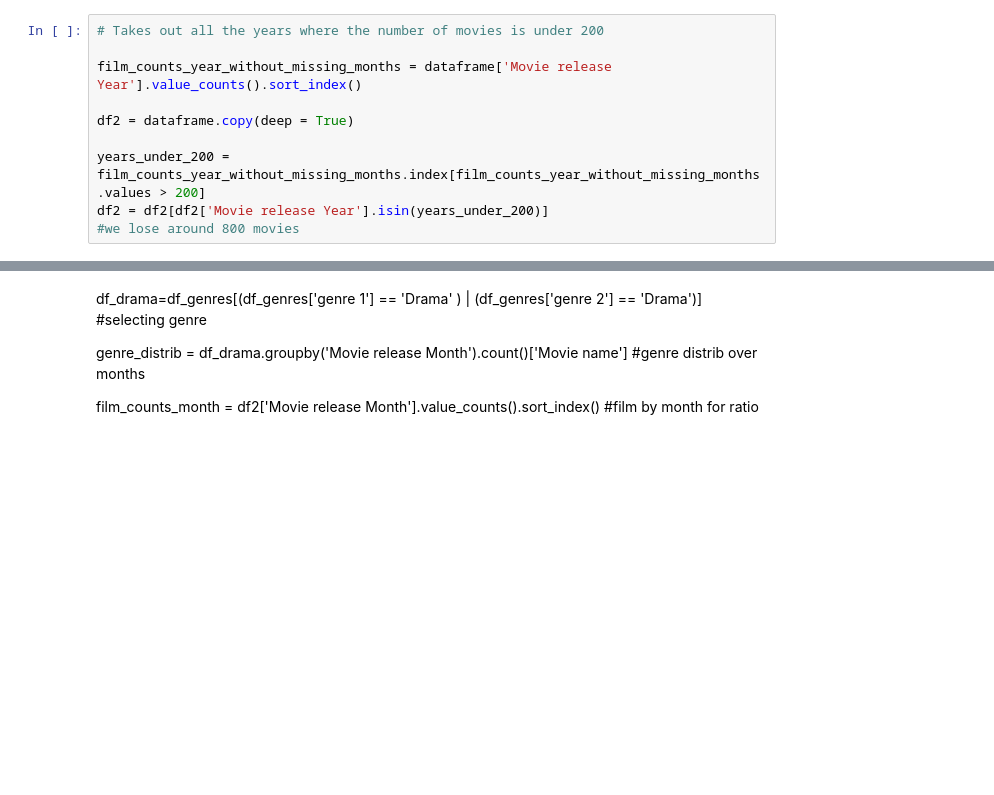
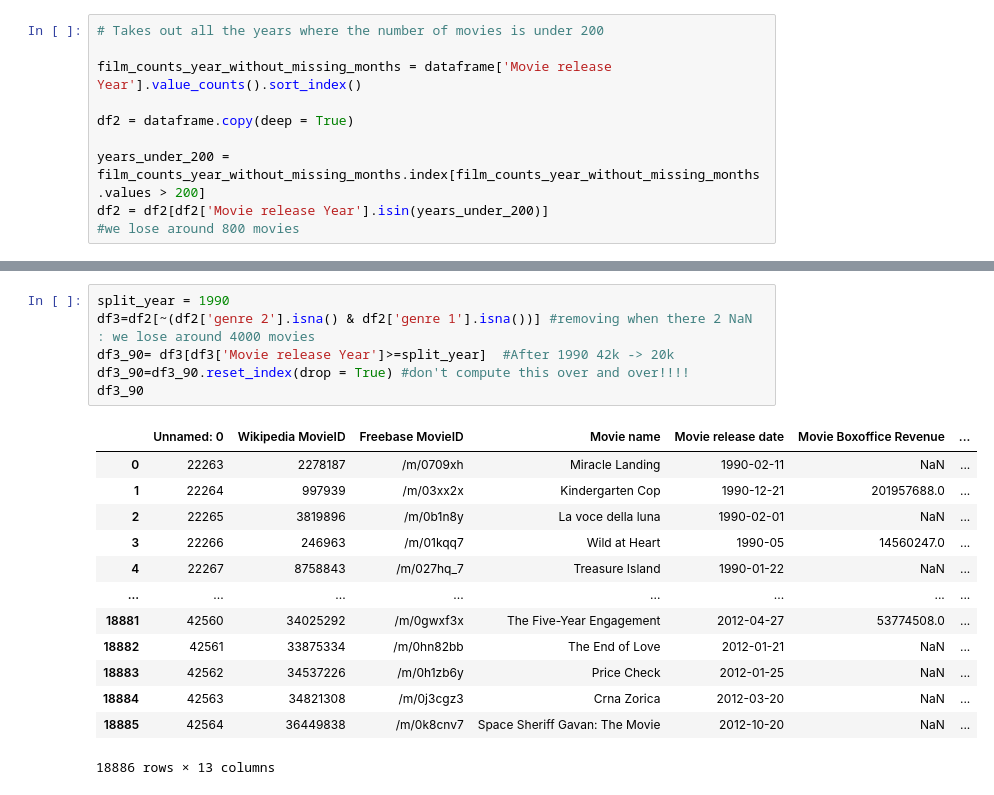
Before and after one commit to epfl-ada/ada-2023-project-dat4k, a Jupyter notebook: genres_jules.ipynb, the cells around one changed output, grey strips where cells are left out. Cells and saved outputs as stored; diff of their text form; blank space fills up the shorter version.

```diff
--- a/genres_jules.ipynb
+++ b/genres_jules.ipynb
@@ -104,7 +55,20 @@ visualizing_data(df2, 1970, 'Romance')
-# %% [markdown]
-df_drama=df_genres[(df_genres['genre 1'] == 'Drama' ) | (df_genres['genre 2'] == 'Drama')] #selecting genre
-
-genre_distrib = df_drama.groupby('Movie release Month').count()['Movie name'] #genre distrib over months
-
-
-film_counts_month = df2['Movie release Month'].value_counts().sort_index() #film by month for ratio
+# %%
+split_year = 1990
+df3=df2[~(df2['genre 2'].isna() & df2['genre 1'].isna())] #removing when there 2 NaN : we lose around 4000 movies
+df3_90= df3[df3['Movie release Year']>=split_year]  #After 1990 42k -> 20k
+df3_90=df3_90.reset_index(drop = True) #don't compute this over and over!!!!
+df3_90
+# %% [output]
+|  | Unnamed: 0 | Wikipedia MovieID | Freebase MovieID | Movie name | Movie release date | Movie Boxoffice Revenue | ... |
+| 0 | 22263 | 2278187 | /m/0709xh | Miracle Landing | 1990-02-11 | NaN | ... |
+| 1 | 22264 | 997939 | /m/03xx2x | Kindergarten Cop | 1990-12-21 | 201957688.0 | ... |
+| 2 | 22265 | 3819896 | /m/0b1n8y | La voce della luna | 1990-02-01 | NaN | ... |
+| 3 | 22266 | 246963 | /m/01kqq7 | Wild at Heart | 1990-05 | 14560247.0 | ... |
+| 4 | 22267 | 8758843 | /m/027hq_7 | Treasure Island | 1990-01-22 | NaN | ... |
+| ... | ... | ... | ... | ... | ... | ... | ... |
+| 18881 | 42560 | 34025292 | /m/0gwxf3x | The Five-Year Engagement | 2012-04-27 | 53774508.0 | ... |
+| 18882 | 42561 | 33875334 | /m/0hn82bb | The End of Love | 2012-01-21 | NaN | ... |
+| 18883 | 42562 | 34537226 | /m/0h1zb6y | Price Check | 2012-01-25 | NaN | ... |
+| 18884 | 42563 | 34821308 | /m/0j3cgz3 | Crna Zorica | 2012-03-20 | NaN | ... |
+| 18885 | 42564 | 36449838 | /m/0k8cnv7 | Space Sheriff Gavan: The Movie | 2012-10-20 | NaN | ... |
+18886 rows × 13 columns
```
Also changed, not shown: parts of 28 cells of this notebook, 1 other file.
